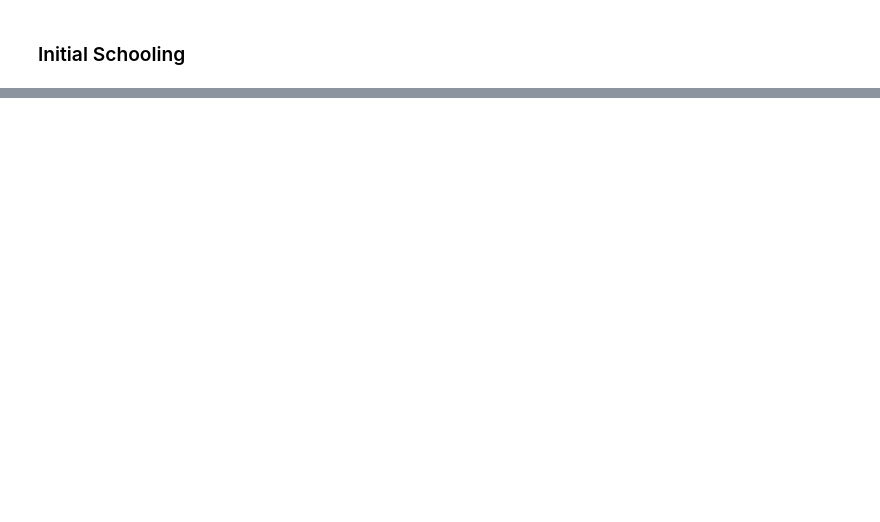
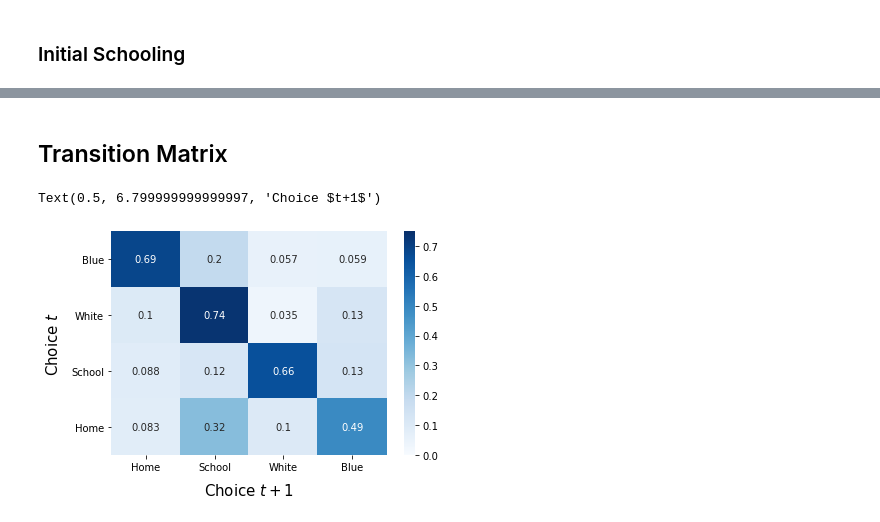
Before and after one commit to OpenSourceEconomics/ekw-data, a Jupyter notebook: career-decisions-data/explorations.ipynb, the cells around one changed output, grey strips where cells are left out. Cells and saved outputs as stored; diff of their text form; code cells hidden in the pictures; blank space fills up the shorter version.

Commit message:
Prelim schooling information and transition matrix

```diff
--- a/career-decisions-data/explorations.ipynb
+++ b/career-decisions-data/explorations.ipynb
@@ -150,0 +168,16 @@ plt.savefig("./material/fig-distribution-initial-schooling")
+# %% [markdown]
+## Transition Matrix
+# %%
+_choices = ["Blue", "White", "School", "Home"]
+# %%
+hm = sns.heatmap(data_info["Transition_Matrix"], cmap="Blues",
+        annot=True, vmin = 0, vmax = 0.75,
+                 yticklabels= _choices,
+                xticklabels = _choices[::-1],)
+# yticklabels do not match with the data!
+plt.yticks(rotation=0)
+plt.ylabel("Choice $t$", labelpad = 10)
+plt.xlabel("Choice $t+1$", labelpad = 10)
+# %% [output]
+Text(0.5, 6.799999999999997, 'Choice $t+1$')
+[figure, added]
```
Also changed, not shown: parts of 7 cells of this notebook.
